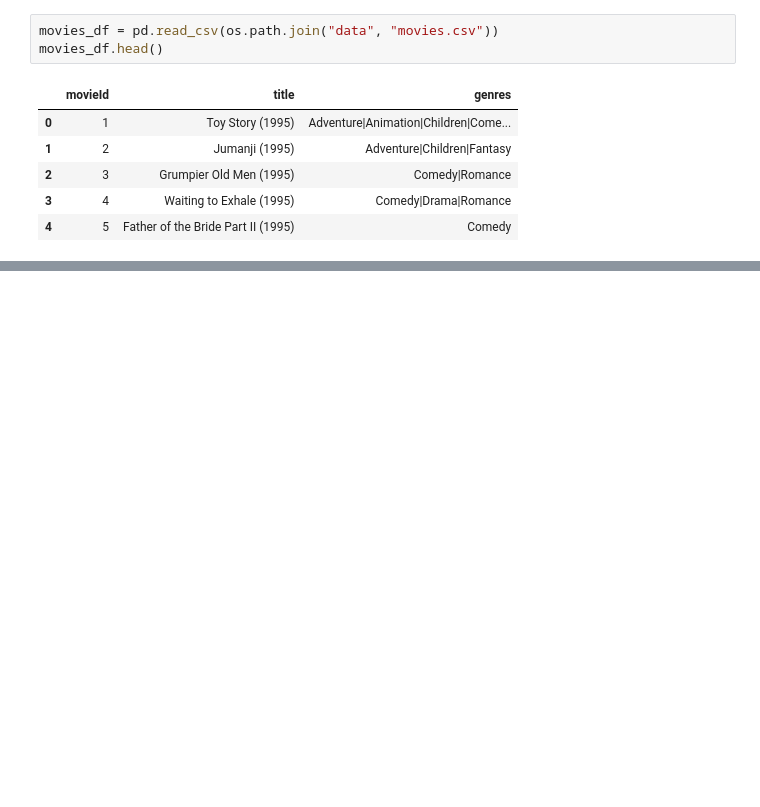
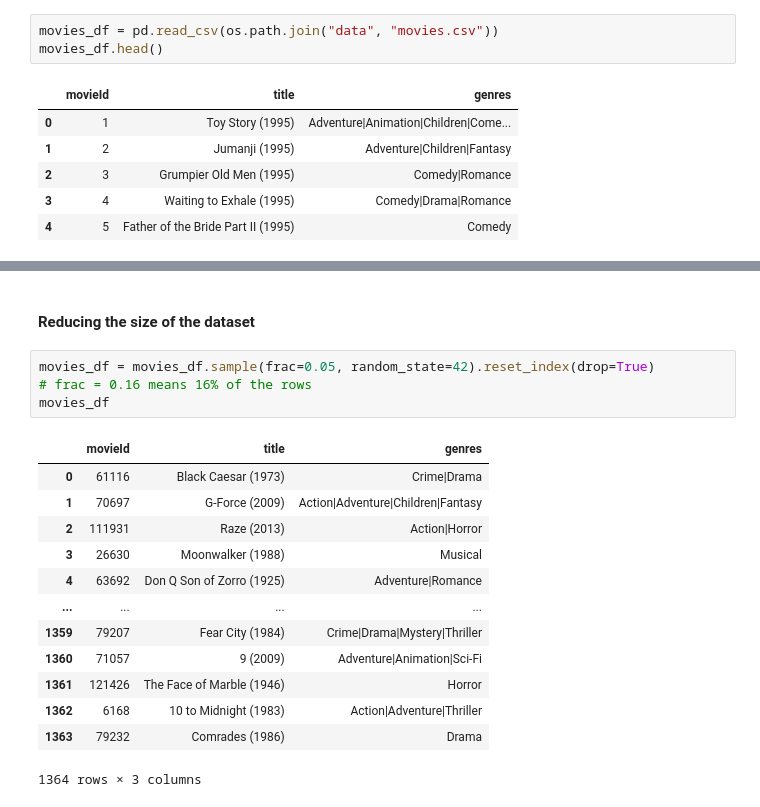
Before and after one commit to josethz00/semantic-search, a Jupyter notebook: main.ipynb, the cells around one changed output, grey strips where cells are left out. Cells and saved outputs as stored; diff of their text form; blank space fills up the shorter version.

```diff
--- a/main.ipynb
+++ b/main.ipynb
@@ -74,0 +78,20 @@ print(f"The movies dataset has {n_rows} and {n_cols}")
+# %% [markdown]
+#### Reducing the size of the dataset
+# %%
+movies_df = movies_df.sample(frac=0.05, random_state=42).reset_index(drop=True)
+# frac = 0.16 means 16% of the rows
+movies_df
+# %% [output]
+|  | movieId | title | genres |
+| 0 | 61116 | Black Caesar (1973) | Crime|Drama |
+| 1 | 70697 | G-Force (2009) | Action|Adventure|Children|Fantasy |
+| 2 | 111931 | Raze (2013) | Action|Horror |
+| 3 | 26630 | Moonwalker (1988) | Musical |
+| 4 | 63692 | Don Q Son of Zorro (1925) | Adventure|Romance |
+| ... | ... | ... | ... |
+| 1359 | 79207 | Fear City (1984) | Crime|Drama|Mystery|Thriller |
+| 1360 | 71057 | 9 (2009) | Adventure|Animation|Sci-Fi |
+| 1361 | 121426 | The Face of Marble (1946) | Horror |
+| 1362 | 6168 | 10 to Midnight (1983) | Action|Adventure|Thriller |
+| 1363 | 79232 | Comrades (1986) | Drama |
+1364 rows × 3 columns
```
Also changed, not shown: parts of 10 cells of this notebook.
